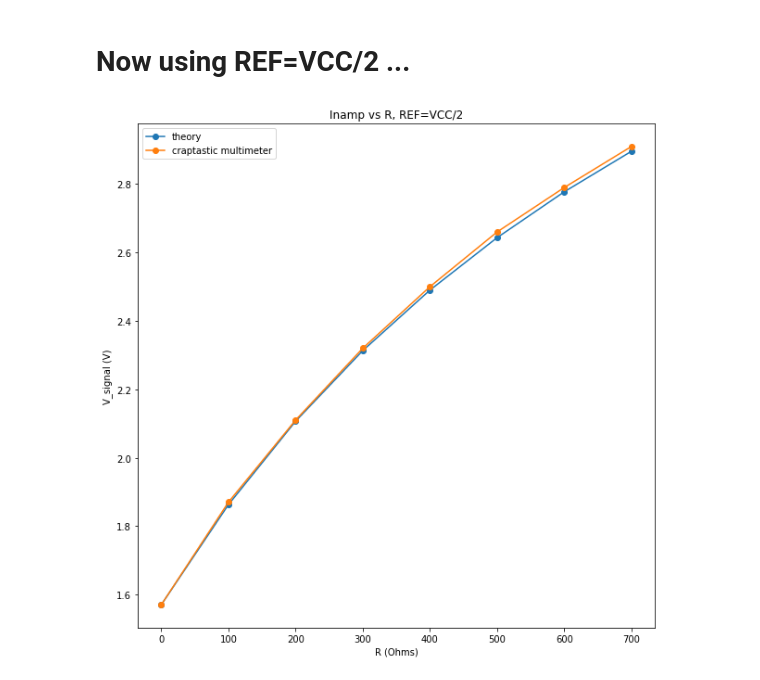
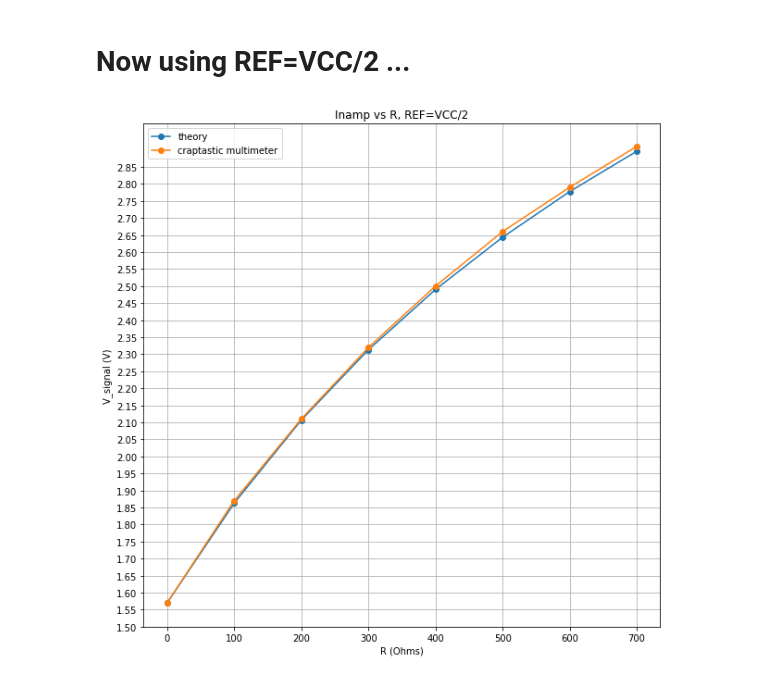
Before and after one commit to edgecollective/four-probe, a Jupyter notebook: analysis/four-probe.ipynb, the cells around one changed output. Cells and saved outputs as stored; diff of their text form; code cells hidden in the pictures.

```diff
--- a/analysis/four-probe.ipynb
+++ b/analysis/four-probe.ipynb
@@ -498,20 +498,20 @@ V_test=R_test/(2*R_probe+R_limit+R_test)*V_total+V_ref
 # %%
 df=pd.read_csv('r_vs_v_04_15_2018.csv',header=None)
 r=df[0]
 v=df[3]
 plt.plot(R_test,V_test,'o-',label="theory")
 plt.plot(r,v,'o-',label="craptastic multimeter")
 
 
-#plt.yticks(np.arange(0,1.5,.05))
-#plt.grid()
+plt.yticks(np.arange(1.5,2.9,.05))
+plt.grid()
 
 plt.xlabel('R (Ohms)')
 plt.ylabel('V_signal (V)')
 plt.title('Inamp vs R, REF=VCC/2')
 plt.legend()
 # change size
 fig=plt.gcf()
 fig.set_size_inches(10,10)
 # %% [output]
-[figure, old version]
+[figure, new version]
```
Also changed, not shown: parts of 13 cells of this notebook, 1 other file.
